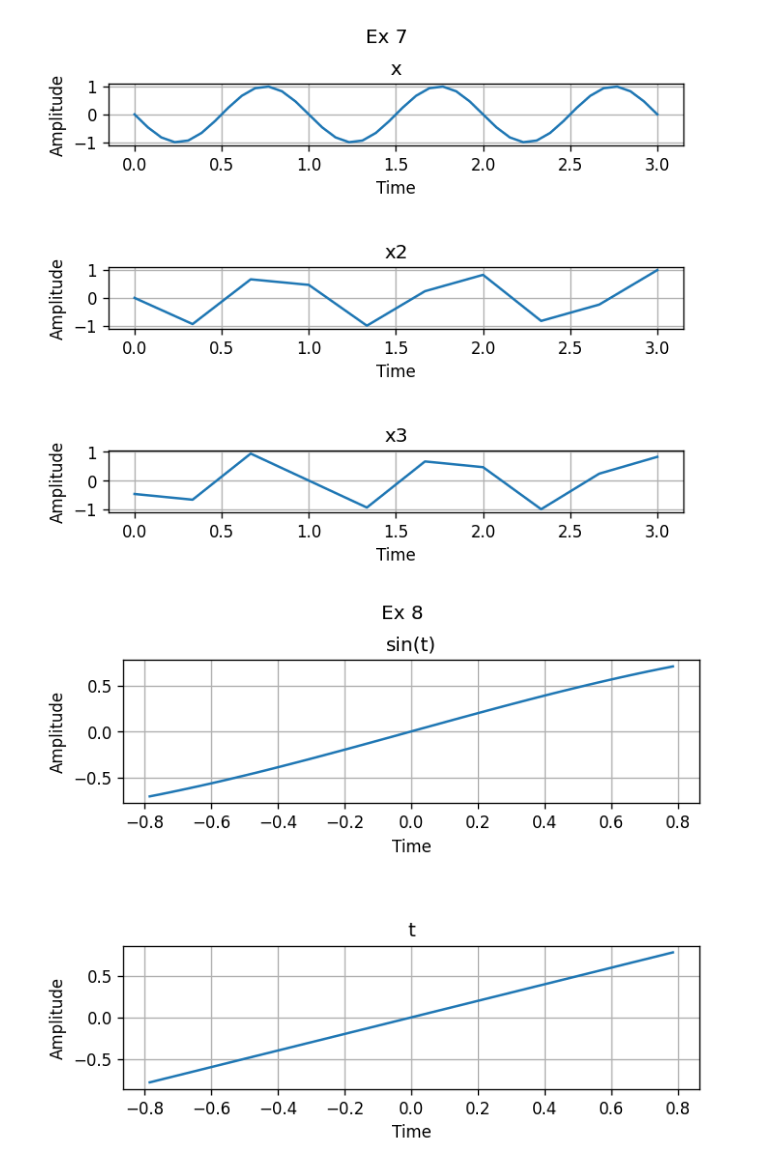
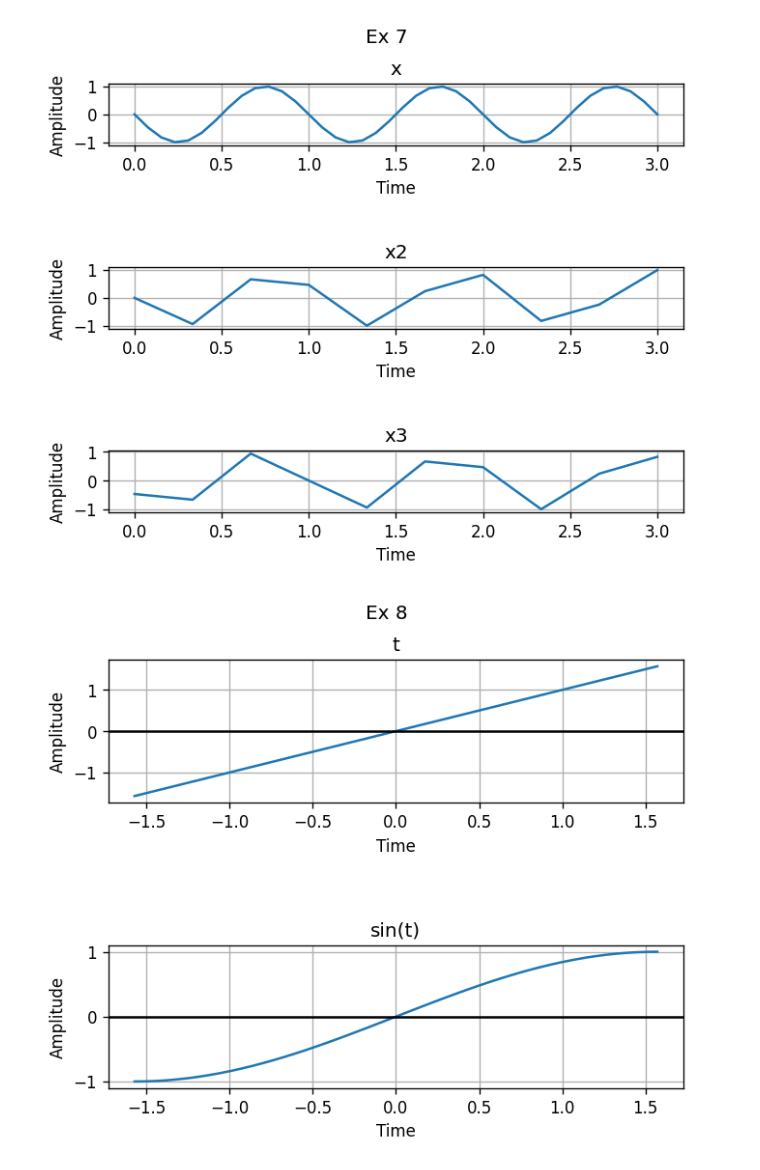
Before and after one commit to lucaion/ProcesareaSemnalelor, a Jupyter notebook: Laborator 2/Lab2 - rezolvari.ipynb, the cells around one changed output. Drawn from its saved outputs; the diff is of its cells as text; code cells hidden in the pictures.

```diff
--- a/Laborator 2/Lab2 - rezolvari.ipynb
+++ b/Laborator 2/Lab2 - rezolvari.ipynb
@@ -204,19 +204,20 @@ plt.show()
 # %%
 #ex8
 
-t = np.linspace(-np.pi / 4, np.pi / 4)
+t = np.linspace(-np.pi / 2, np.pi / 2)
 fig, ax = plt.subplots(2, dpi=120)
 fig.suptitle("Ex 8")
-ax[0].set_title('sin(t)')
-ax[0].plot(t, np.sin(t))
-ax[1].set_title('t')
-ax[1].plot(t, t)
+ax[0].set_title('t')
+ax[0].plot(t, t)
+ax[1].set_title('sin(t)')
+ax[1].plot(t, np.sin(t))
 
 for ax in ax.flat:
     ax.set(xlabel="Time", ylabel="Amplitude")
+    ax.axhline(y=0, color='black')
     ax.grid(True)
 
 plt.subplots_adjust(hspace=1)
 plt.show()
 # %% [output]
-[figure, old version]
+[figure, new version]
```
